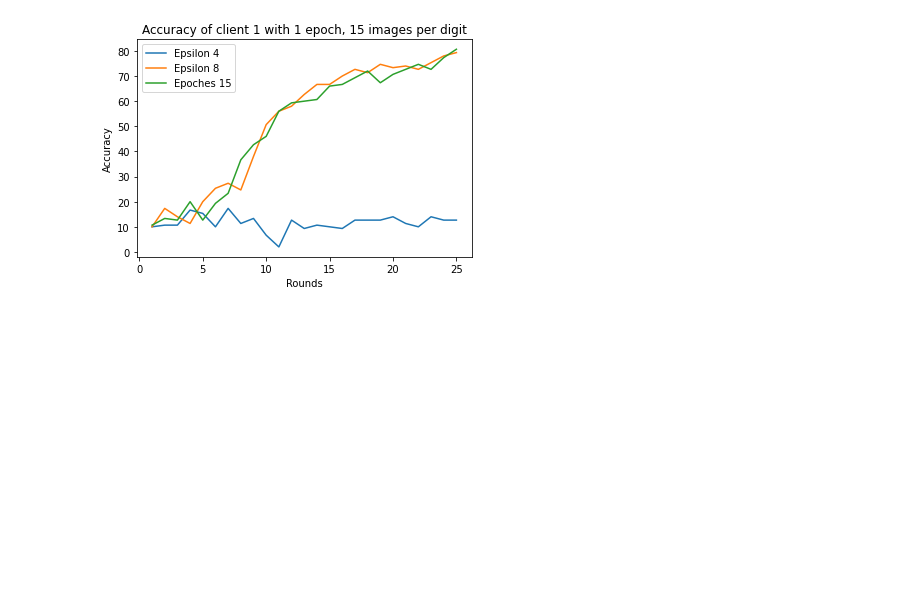
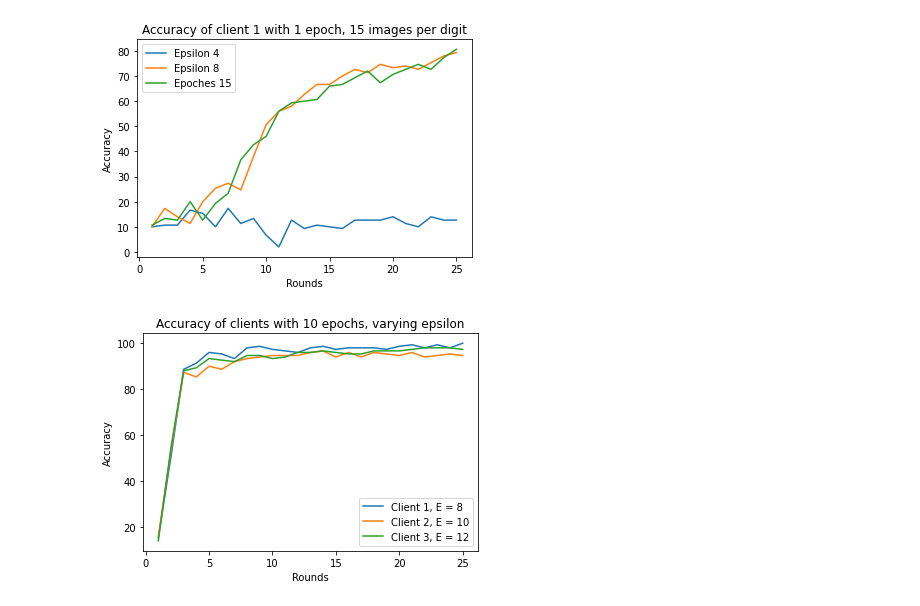
Before and after one commit to saptarshidec/LDP-FL-Blockchain, a Jupyter notebook: testapp/results.ipynb, the cells around one changed output. Saved outputs shown, nothing was run; the diff lists cells and outputs as text; code cells hidden in the pictures; blank space fills up the shorter version.

```diff
--- a/testapp/results.ipynb
+++ b/testapp/results.ipynb
@@ -651,3 +651,55 @@ plt.title('Accuracy of client 1 with 1 epoch, 15 images per digit')
 plt.show()
 # %% [output]
 [figure]
+# %%
+n_15_e_vary_i_75_acc = [
+  [ 0.15333333333333332, 0.16, 0.14 ],
+  [ 0.5066666666666667, 0.5333333333333333, 0.5466666666666666 ],
+  [ 0.8866666666666667, 0.8733333333333333, 0.88 ],
+  [ 0.9133333333333333, 0.8533333333333334, 0.8933333333333333 ],
+  [ 0.96, 0.9, 0.9333333333333333 ],
+  [ 0.9533333333333334, 0.8866666666666667, 0.9266666666666666 ],
+  [ 0.9333333333333333, 0.92, 0.92 ],
+  [ 0.98, 0.9333333333333333, 0.9466666666666667 ],
+  [ 0.9866666666666667, 0.94, 0.9466666666666667 ],
+  [ 0.9733333333333334, 0.9466666666666667, 0.9333333333333333 ],
+  [ 0.9666666666666667, 0.9466666666666667, 0.94 ],
+  [ 0.96, 0.9466666666666667, 0.96 ],
+  [ 0.98, 0.96, 0.96 ],
+  [ 0.9866666666666667, 0.9666666666666667, 0.9666666666666667 ],
+  [ 0.9733333333333334, 0.94, 0.96 ],
+  [ 0.98, 0.96, 0.9533333333333334 ],
+  [ 0.98, 0.94, 0.9533333333333334 ],
+  [ 0.98, 0.96, 0.9666666666666667 ],
+  [ 0.9733333333333334, 0.9533333333333334, 0.9666666666666667 ],
+  [ 0.9866666666666667, 0.9466666666666667, 0.9666666666666667 ],
+  [ 0.9933333333333333, 0.96, 0.9733333333333334 ],
+  [ 0.98, 0.94, 0.98 ],
+  [ 0.9933333333333333, 0.9466666666666667, 0.98 ],
+  [ 0.98, 0.9533333333333334, 0.98 ],
+  [ 1, 0.9466666666666667, 0.9733333333333334 ]
+]
+
+n_15_e_vary_i_75_acc_client1 = []
+n_15_e_vary_i_75_acc_client2 = []
+n_15_e_vary_i_75_acc_client3 = []
+
+for i in n_15_e_vary_i_75_acc:
+    n_15_e_vary_i_75_acc_client1.append(i[0]*100)
+    n_15_e_vary_i_75_acc_client2.append(i[1]*100)
+    n_15_e_vary_i_75_acc_client3.append(i[2]*100)
+
+import matplotlib.pyplot as plt
+import numpy as np
+
+plt.plot(rounds, n_15_e_vary_i_75_acc_client1, label='Client 1, E = 8')
+plt.plot(rounds, n_15_e_vary_i_75_acc_client2, label='Client 2, E = 10')
+plt.plot(rounds, n_15_e_vary_i_75_acc_client3, label='Client 3, E = 12')
+plt.legend()
+plt.xlabel('Rounds')
+plt.ylabel('Accuracy')
+
+plt.title('Accuracy of clients with 10 epochs, varying epsilon')
+plt.show()
+# %% [output]
+[figure, added]
```
Also changed, not shown: parts of 2 cells of this notebook, 7 other files.
